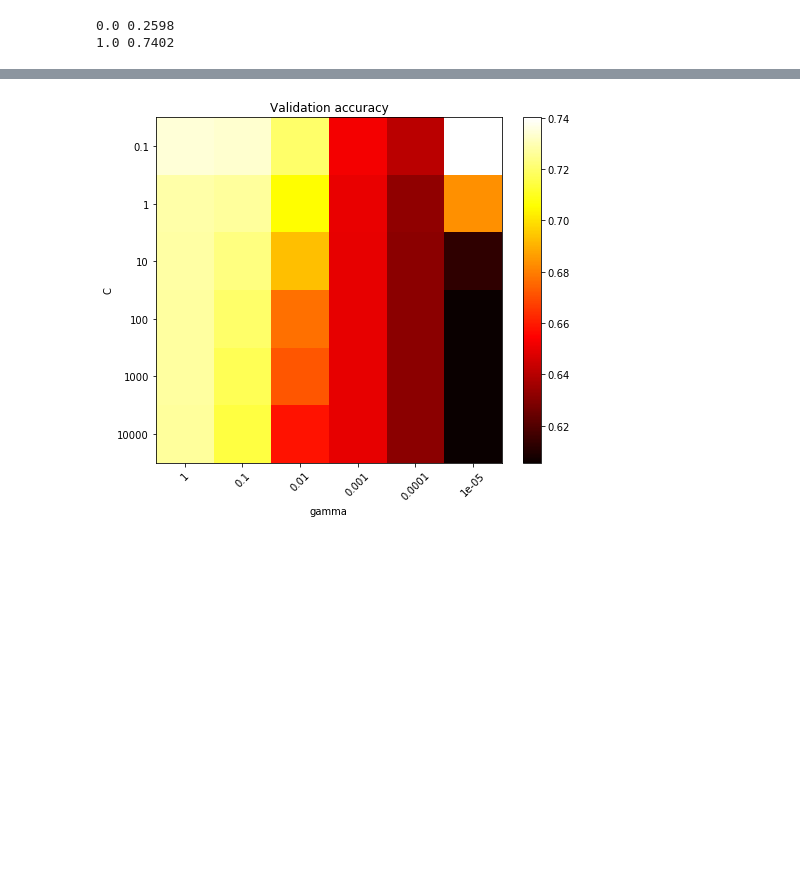
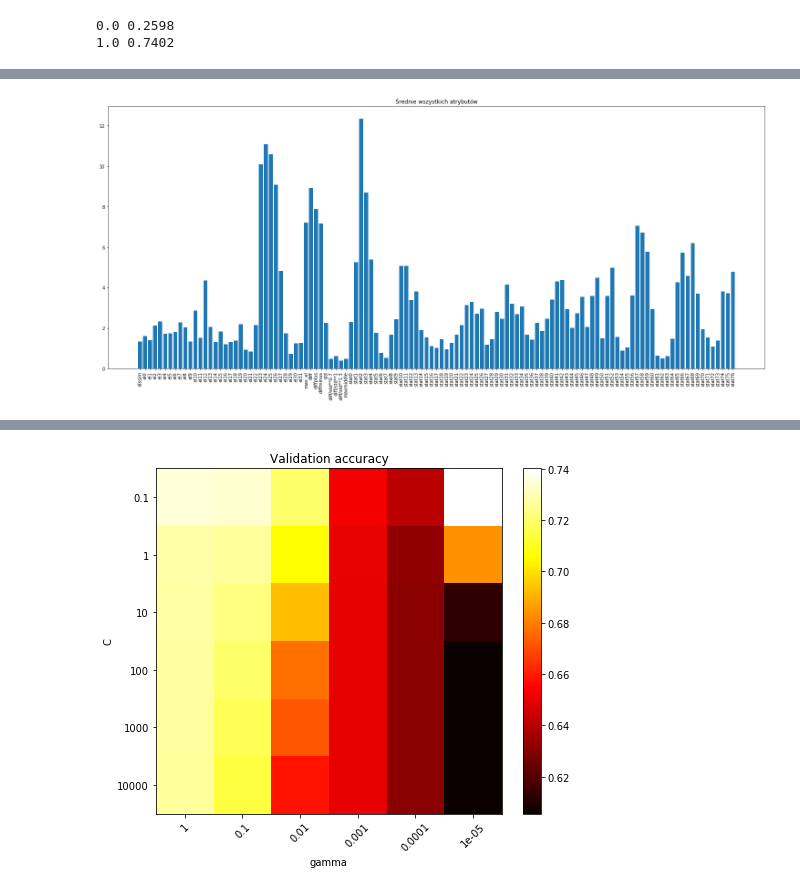
Before and after one commit to TheCommonCold/UM-lab-13, a Jupyter notebook: notebook.ipynb, the cells around one changed output, grey strips where cells are left out. Saved outputs shown, nothing was run; the diff lists cells and outputs as text; code cells hidden in the pictures; blank space fills up the shorter version.

```diff
--- a/notebook.ipynb
+++ b/notebook.ipynb
@@ -82,0 +113,9 @@ stat74 (array([115,   0,   0,   0,   0,   0,   0,   0,   0,   3], dtype=int64),
+# %%
+fig = plt.figure(figsize=(20, 8))
+ax = fig.add_axes([1,1,1,1])
+ax.bar(header[:-1],mean_)
+ax.set_title('Średnie wszystkich atrybutów')
+plt.xticks(rotation=90)
+plt.savefig("mean.png", dpi=300, bbox_inches='tight')
+# %% [output]
+[figure, added]
```
Also changed, not shown: parts of 15 cells of this notebook, 41 other files.
